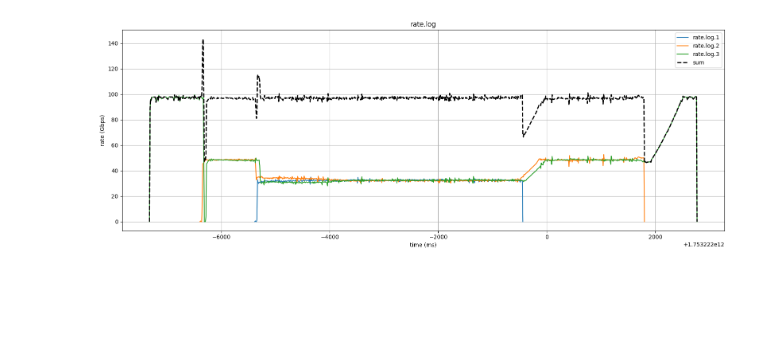
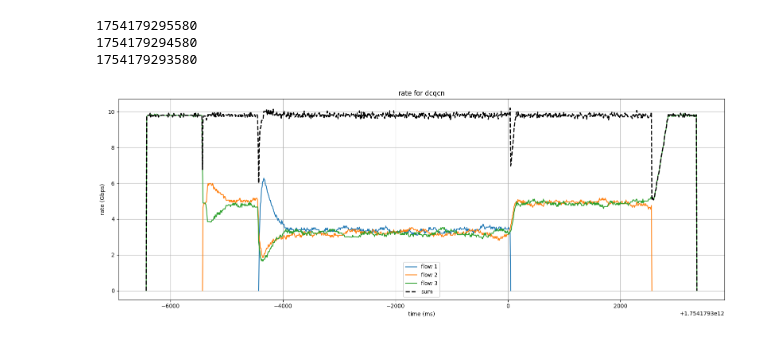
Before and after one commit to Miao-er/fileTransferCmd, a Jupyter notebook: data_process/plot.ipynb, the cells around one changed output. Cells and saved outputs as stored; diff of their text form; code cells hidden in the pictures; blank space fills up the shorter version.

Commit message:
[add] before dynamically sync rate

```diff
--- a/data_process/plot.ipynb
+++ b/data_process/plot.ipynb
@@ -1,7 +1,7 @@
 # %%
 import matplotlib.pyplot as plt
-
-def plot_message_logs(nums):
+interval = 10
+def plot_message_logs(nums, suffix):
     plt.figure(figsize=(16, 6))
     all_times = []
     all_rates = []
@@ -11,7 +11,7 @@ def plot_message_logs(nums):
     for num in nums:
         times = []
         rates = []
-        with open(f'message.log.{num}', 'r') as f:
+        with open(f'message.log.{num}.{suffix}', 'r') as f:
             for line in f:
                 parts = line.strip().split()
                 if len(parts) < 4:
@@ -25,7 +25,7 @@ def plot_message_logs(nums):
                     continue
             times.append(times[-1] + 5)  # 确保最后一个时间点也被记录
             rates.append(0)  # 确保最后一个速率也被记录
-        plt.plot(times, rates, label=f'message.log.{num}')
+        plt.plot(times, rates, label=f'flow {num}')
         data_dict[num] = (times, rates)
         all_times.append(times)
         all_rates.append(rates)
@@ -45,22 +45,22 @@ def plot_message_logs(nums):
 
     plt.xlabel('time (ms)')
     plt.ylabel('rate (Gbps)')
-    plt.title('message.log')
+    plt.title(f'message rate for {suffix}')
     plt.legend()
     plt.grid(True)
     plt.tight_layout()
     plt.show()
 
-def plot_rate_logs(nums):
+def plot_rate_logs(nums, suffix):
     plt.figure(figsize=(16, 6))
     all_times = []
     all_rates = []
     data_dict = {}
-
+    start_time = 0
     for num in nums:
         times = []
         rates = []
-        with open(f'rate.log.{num}', 'r') as f:
+        with open(f'rate.log.{num}.{suffix}', 'r') as f:
             t0 = 0
             for line in f:
                 if ':' not in line or 'Gbps' not in line:
@@ -69,18 +69,22 @@ def plot_rate_logs(nums):
                     t, rest = line.strip().split(':', 1)
                     t = int(t)
                     r = float(rest.replace('Gbps', '').strip())
-                    if(t0 == 0):
-                        t0 = t // 10 *10
+                    if start_time == 0:
+                        start_time =  t // interval * interval
+                    if t0 == 0:
+                        t0 = start_time - (num - 1) * 1000
+                        print(t0)
+                    # t0 = t
                     times.append(t0)
                     rates.append(r)
-                    t0 += 10  # 每50ms一个时间点
+                    t0 += interval  # 每50ms一个时间点
                 except Exception:
                     continue
-            times.insert(0, times[0] - 10)  # 确保第一个时间点为0
+            times.insert(0, times[0] - interval)  # 确保第一个时间点为0
             rates.insert(0, 0)  # 确保第一个速率也为0
-            times.append(times[-1] + 10)  # 确保最后一个时间点也被记录
+            times.append(times[-1] + interval)  # 确保最后一个时间点也被记录
             rates.append(0)  # 确保最后一个速率也被记录
-        plt.plot(times, rates, label=f'rate.log.{num}')
+        plt.plot(times, rates, label=f'flow {num}')
         data_dict[num] = (times, rates)
         all_times.append(times)
         all_rates.append(rates)
@@ -99,7 +103,7 @@ def plot_rate_logs(nums):
 
     plt.xlabel('time (ms)')
     plt.ylabel('rate (Gbps)')
-    plt.title('rate.log')
+    plt.title(f'rate for {suffix}')
     plt.legend()
     plt.grid(True)
     plt.tight_layout()
@@ -107,4 +255,7 @@ def plot_rate_logs(nums):
 # %%
-plot_rate_logs([1, 2, 3])
+plot_rate_logs([1,2, 3], "dcqcn")
 # %% [output]
+1754179295580
+1754179294580
+1754179293580
-[figure, old version]
+[figure, new version]
```
Also changed, not shown: parts of 3 cells of this notebook, 33 other files.
